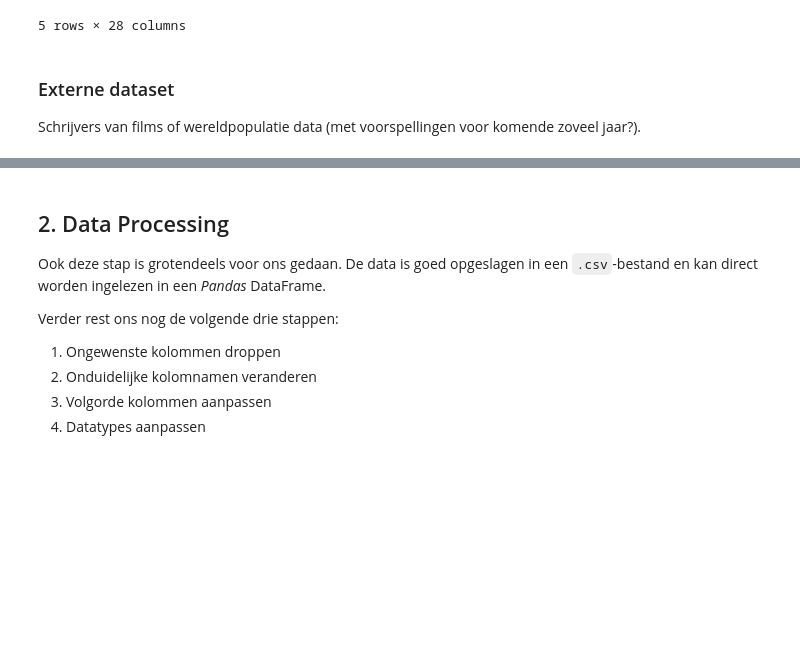
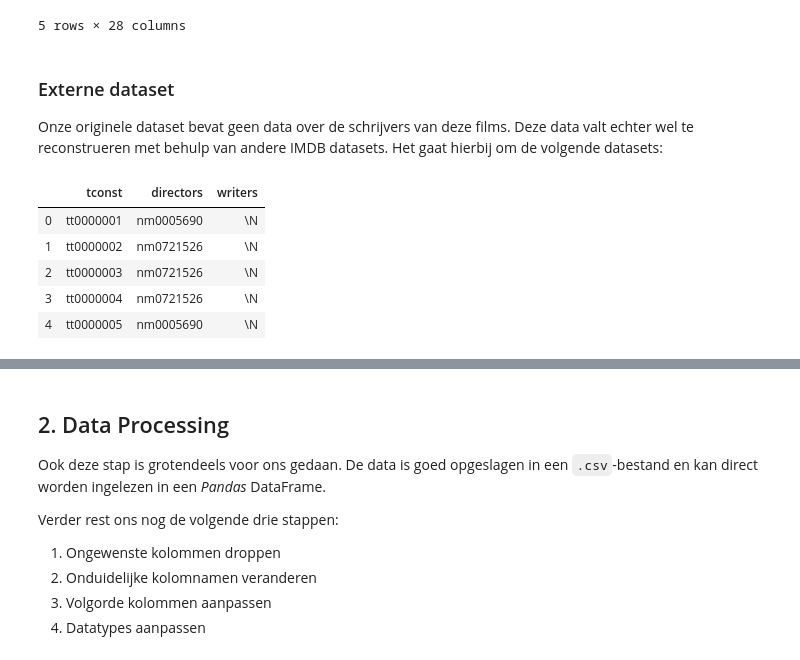
Before and after one commit to Casper-Smet/movie-revenue-predictions, a Jupyter notebook: main.ipynb, the cells around one changed output, grey strips where cells are left out. Saved outputs shown, nothing was run; the diff lists cells and outputs as text; code cells hidden in the pictures; blank space fills up the shorter version.

Commit message:
Picked external datasets

```diff
--- a/main.ipynb
+++ b/main.ipynb
@@ -40,6 +40,19 @@ df_movies.head()
 | 3 | Color | Christopher Nolan | 813.0 | 164.0 | 22000.0 | 23000.0 | ... |
 | 4 | NaN | Doug Walker | NaN | NaN | 131.0 | NaN | ... |
 5 rows × 28 columns
-# %% [markdown]
-### Externe dataset
-Schrijvers van films of wereldpopulatie data (met voorspellingen voor komende zoveel jaar?).
+# %% [markdown]
+### Externe dataset
+Onze originele dataset bevat geen data over de schrijvers van deze films. Deze data valt echter wel te reconstrueren met
+behulp van andere IMDB datasets. Het gaat hierbij om de volgende datasets:
+# %%
+# These datasets were originally named 'data.tsv', they have been renamed accordingly:
+# title.crew.tsv.gz -> crew.tsv
+df_crew = pd.read_csv(r"data\imdb\crew.tsv", sep="\t")
+df_crew.head()
+# %% [output]
+|  | tconst | directors | writers |
+| 0 | tt0000001 | nm0005690 | \N |
+| 1 | tt0000002 | nm0721526 | \N |
+| 2 | tt0000003 | nm0721526 | \N |
+| 3 | tt0000004 | nm0721526 | \N |
+| 4 | tt0000005 | nm0005690 | \N |
```
Also changed, not shown: parts of 6 cells of this notebook.
